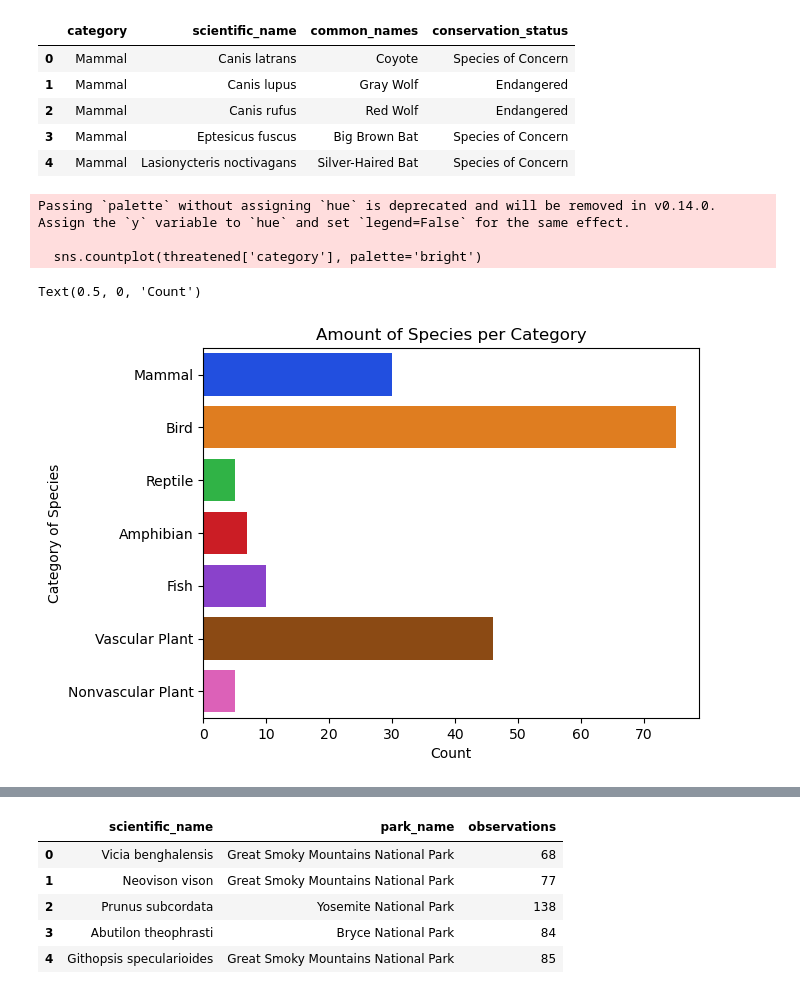
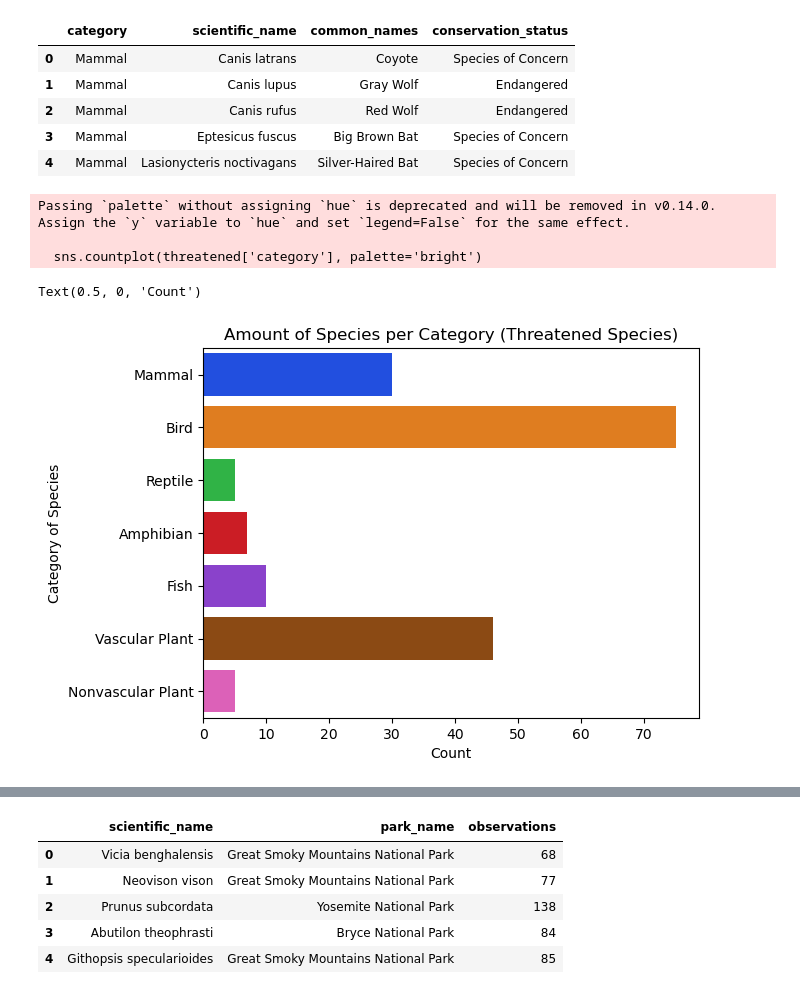
Before and after one commit to CrisFC4/Biodiversity_project, a Jupyter notebook: biodiversity_starter/biodiversity.ipynb, the cells around one changed output, grey strips where cells are left out. Cells and saved outputs as stored; diff of their text form; code cells hidden in the pictures.

```diff
--- a/biodiversity_starter/biodiversity.ipynb
+++ b/biodiversity_starter/biodiversity.ipynb
@@ -177,12 +179,12 @@ threatened.head()
 # %%
 # Bar plot of the 'category' variable in the threatened group
 sns.countplot(threatened['category'], palette='bright')
-plt.title('Amount of Species per Category')
+plt.title('Amount of Species per Category (Threatened Species)')
 plt.ylabel('Category of Species')
 plt.xlabel('Count')
 # %% [output]
 Passing `palette` without assigning `hue` is deprecated and will be removed in v0.14.0. Assign the `y` variable to `hue` and set `legend=False` for the same effect.
 
   sns.countplot(threatened['category'], palette='bright')
 Text(0.5, 0, 'Count')
-[figure, old version]
+[figure, new version]
```
Also changed, not shown: parts of 11 cells of this notebook.
